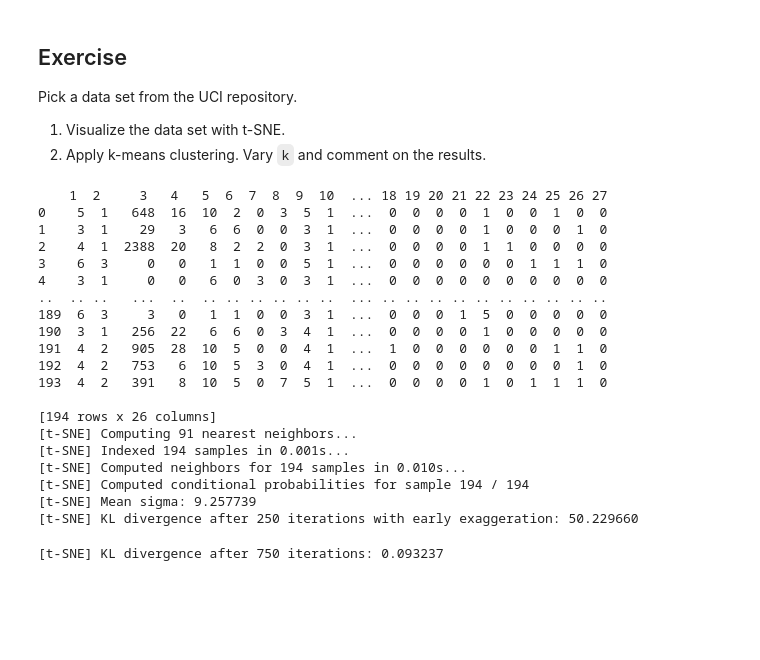
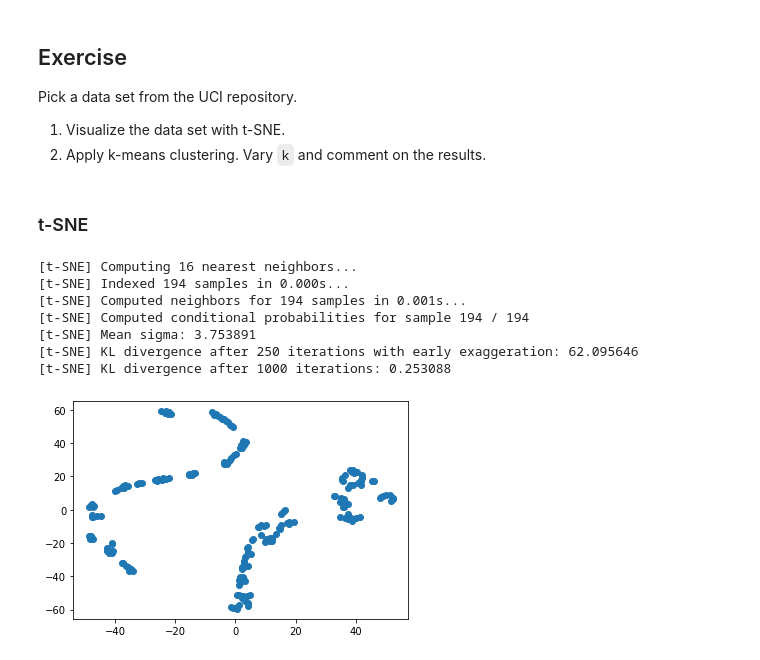
Before and after one commit to hoestmann/ML_course_materials, a Jupyter notebook: hw4/clustering.ipynb, the cells around one changed output. Saved outputs shown, nothing was run; the diff lists cells and outputs as text; code cells hidden in the pictures; blank space fills up the shorter version.

```diff
--- a/hw4/clustering.ipynb
+++ b/hw4/clustering.ipynb
@@ -161,42 +161,41 @@ Pick a data set from the UCI repository.
 
 1. Visualize the data set with t-SNE.
 2. Apply k-means clustering. Vary `k` and comment on the results.
+# %% [markdown]
+### t-SNE
 # %%
 from sklearn.manifold import TSNE
 
-#Open data file with flag features
+#Open data file with flag features found here: https://archive.ics.uci.edu/ml/datasets/Flags
 data = pd.read_fwf("flag.data", header=None)
 data = data[0].str.split(',', expand=True)
 #print(data)
 
 #Drop columns with non-numerical data
 data = data.drop(29, axis='columns')
 data = data.drop(28, axis='columns')
 data = data.drop(17, axis='columns')
 data = data.drop(0, axis='columns')
 #print(data)
 
-tsne = TSNE(n_components=2, verbose=1, perplexity=30, random_state=123)
+# Apply T-SNE
+tsne = TSNE(n_components=2, verbose=1, perplexity=5, random_state=123)
 z = tsne.fit_transform(data)
+
+#Plot
+x = []
+y = []
+for point in z:
+    x.append(point[0])
+    y.append(point[1])
+plt.scatter(x, y)
+plt.show()
 # %% [output]
-    1  2     3   4   5  6  7  8  9  10  ... 18 19 20 21 22 23 24 25 26 27
-0    5  1   648  16  10  2  0  3  5  1  ...  0  0  0  0  1  0  0  1  0  0
-1    3  1    29   3   6  6  0  0  3  1  ...  0  0  0  0  1  0  0  0  1  0
-2    4  1  2388  20   8  2  2  0  3  1  ...  0  0  0  0  1  1  0  0  0  0
-3    6  3     0   0   1  1  0  0  5  1  ...  0  0  0  0  0  0  1  1  1  0
-4    3  1     0   0   6  0  3  0  3  1  ...  0  0  0  0  0  0  0  0  0  0
-..  .. ..   ...  ..  .. .. .. .. .. ..  ... .. .. .. .. .. .. .. .. .. ..
-189  6  3     3   0   1  1  0  0  3  1  ...  0  0  0  1  5  0  0  0  0  0
-190  3  1   256  22   6  6  0  3  4  1  ...  0  0  0  0  1  0  0  0  0  0
-191  4  2   905  28  10  5  0  0  4  1  ...  1  0  0  0  0  0  0  1  1  0
-192  4  2   753   6  10  5  3  0  4  1  ...  0  0  0  0  0  0  0  0  1  0
-193  4  2   391   8  10  5  0  7  5  1  ...  0  0  0  0  1  0  1  1  1  0
-
-[194 rows x 26 columns]
-[t-SNE] Computing 91 nearest neighbors...
-[t-SNE] Indexed 194 samples in 0.001s...
-[t-SNE] Computed neighbors for 194 samples in 0.010s...
+[t-SNE] Computing 16 nearest neighbors...
+[t-SNE] Indexed 194 samples in 0.000s...
+[t-SNE] Computed neighbors for 194 samples in 0.001s...
 [t-SNE] Computed conditional probabilities for sample 194 / 194
-[t-SNE] Mean sigma: 9.257739
-[t-SNE] KL divergence after 250 iterations with early exaggeration: 50.229660
+[t-SNE] Mean sigma: 3.753891
+[t-SNE] KL divergence after 250 iterations with early exaggeration: 62.095646
+[t-SNE] KL divergence after 1000 iterations: 0.253088
-[t-SNE] KL divergence after 750 iterations: 0.093237
+[figure, added]
```
Also changed, not shown: parts of 3 cells of this notebook.
